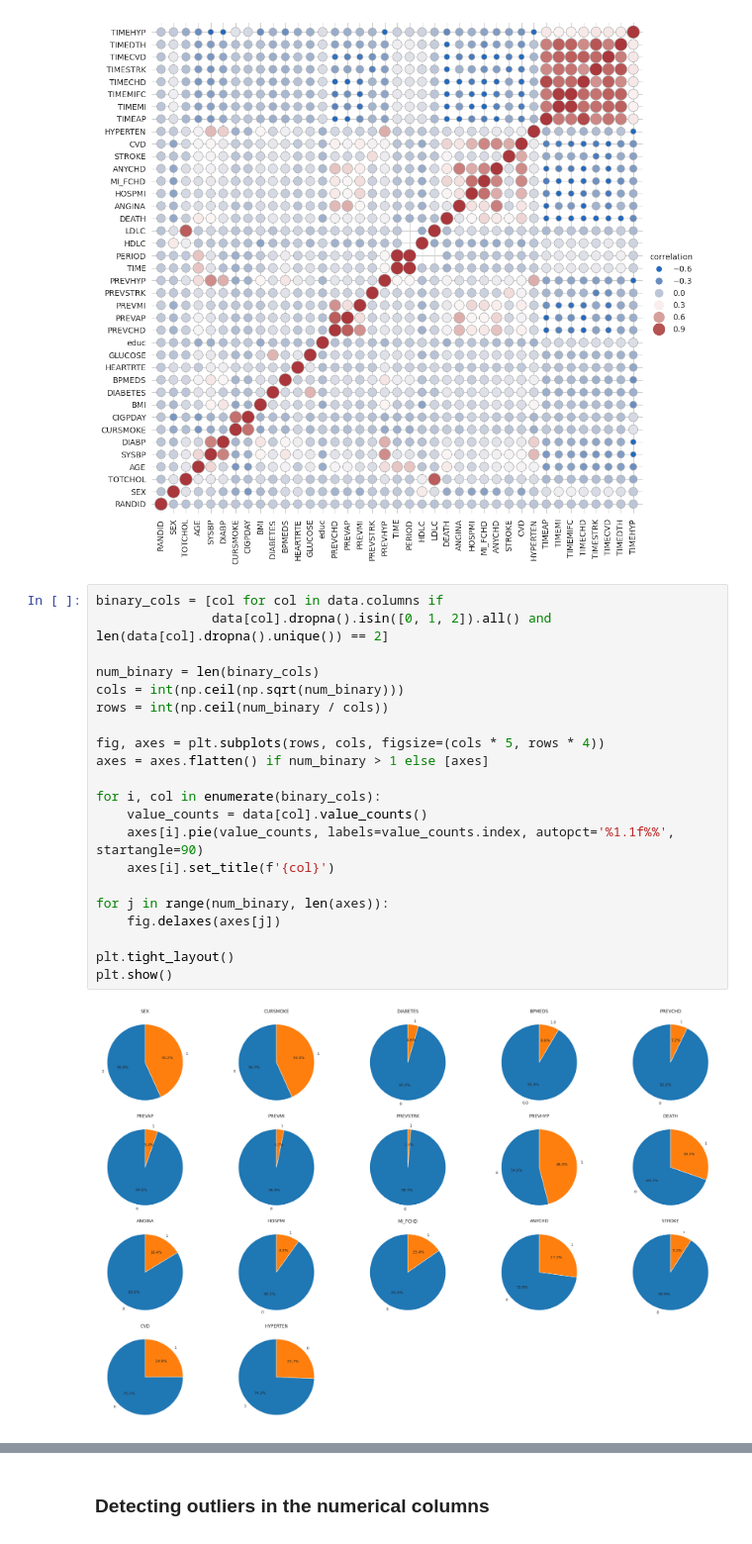
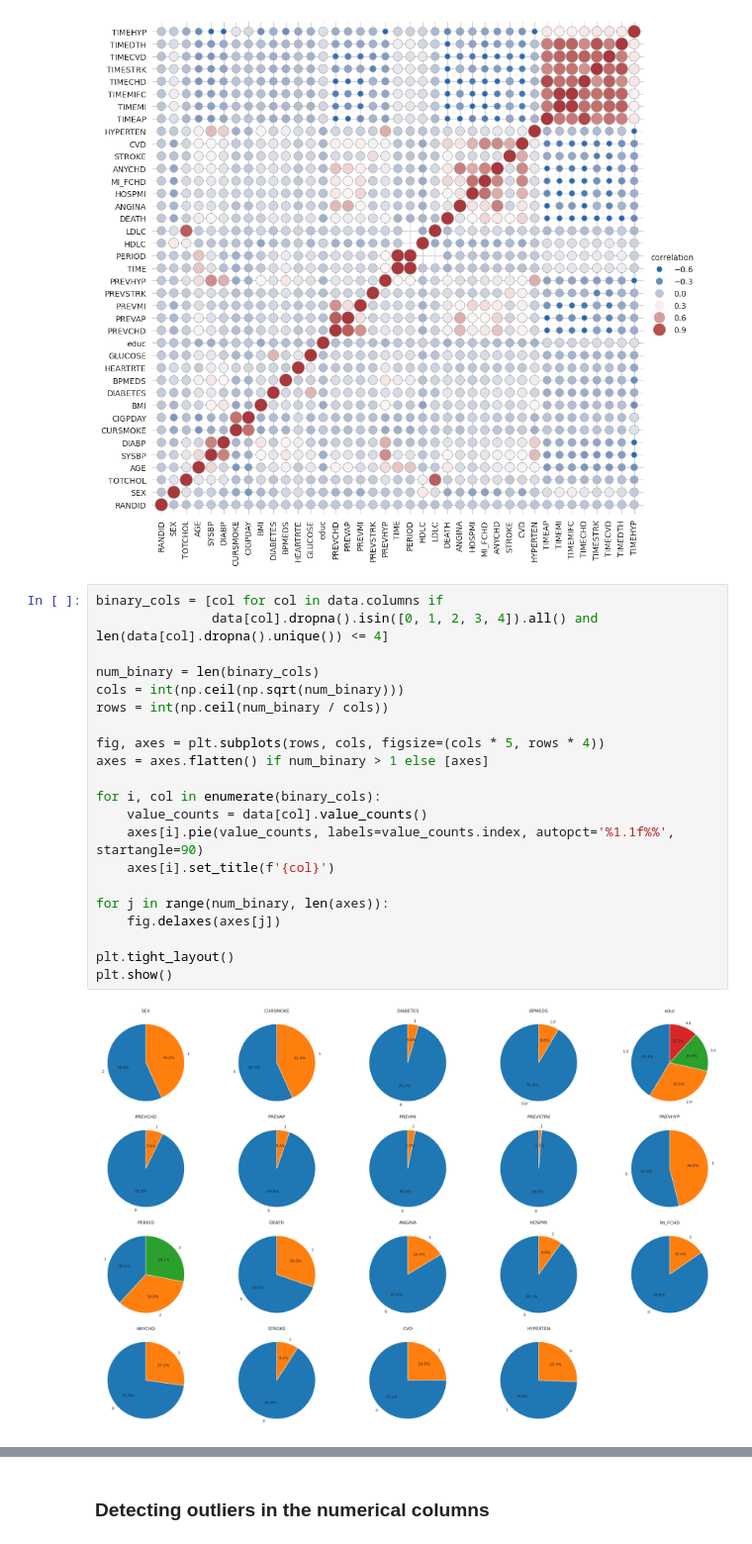
Before and after one commit to Peiprjs/MAI3002-Framingham_Heart_Study, a Jupyter notebook: Code.ipynb, the cells around one changed output, grey strips where cells are left out. Shown at 99% size. Saved outputs shown, nothing was run; the diff lists cells and outputs as text.

Commit message:
Added dist graphs only of non-binary variables

```diff
--- a/Code.ipynb
+++ b/Code.ipynb
@@ -112,24 +116,24 @@ corr_plot(data)
 [figure]
 # %%
 binary_cols = [col for col in data.columns if
-               data[col].dropna().isin([0, 1, 2]).all() and len(data[col].dropna().unique()) == 2]
+               data[col].dropna().isin([0, 1, 2, 3, 4]).all() and len(data[col].dropna().unique()) <= 4]
 
 num_binary = len(binary_cols)
 cols = int(np.ceil(np.sqrt(num_binary)))
 rows = int(np.ceil(num_binary / cols))
 
 fig, axes = plt.subplots(rows, cols, figsize=(cols * 5, rows * 4))
 axes = axes.flatten() if num_binary > 1 else [axes]
 
 for i, col in enumerate(binary_cols):
     value_counts = data[col].value_counts()
     axes[i].pie(value_counts, labels=value_counts.index, autopct='%1.1f%%', startangle=90)
     axes[i].set_title(f'{col}')
 
 for j in range(num_binary, len(axes)):
     fig.delaxes(axes[j])
 
 plt.tight_layout()
 plt.show()
 # %% [output]
-[figure, old version]
+[figure, new version]
```
Also changed, not shown: parts of 3 cells of this notebook.
